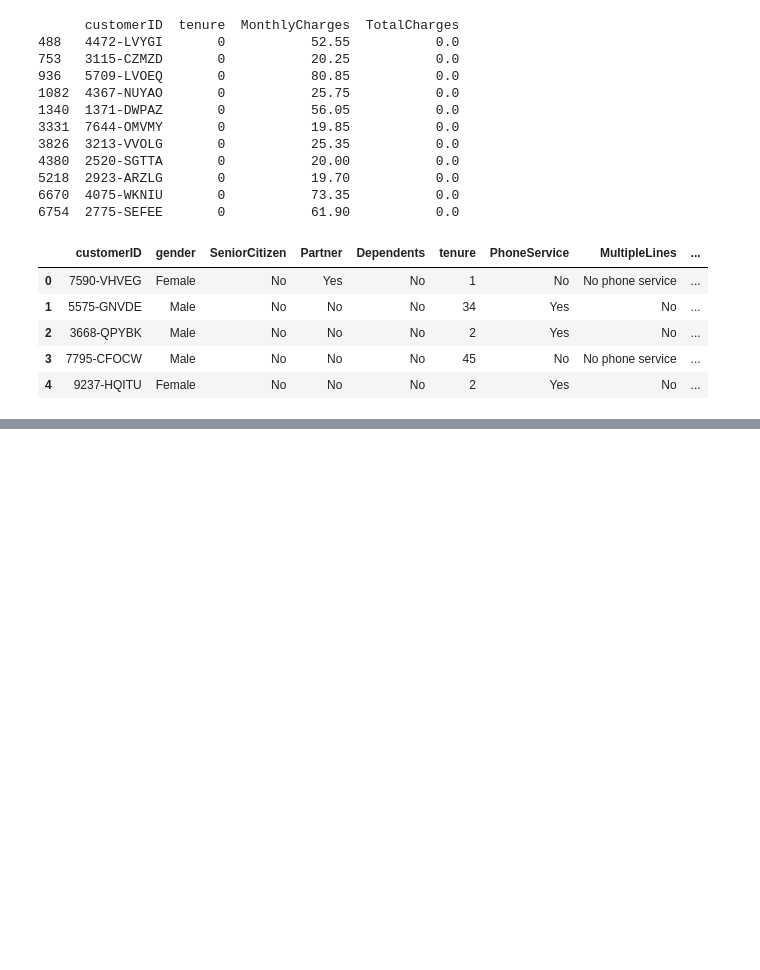
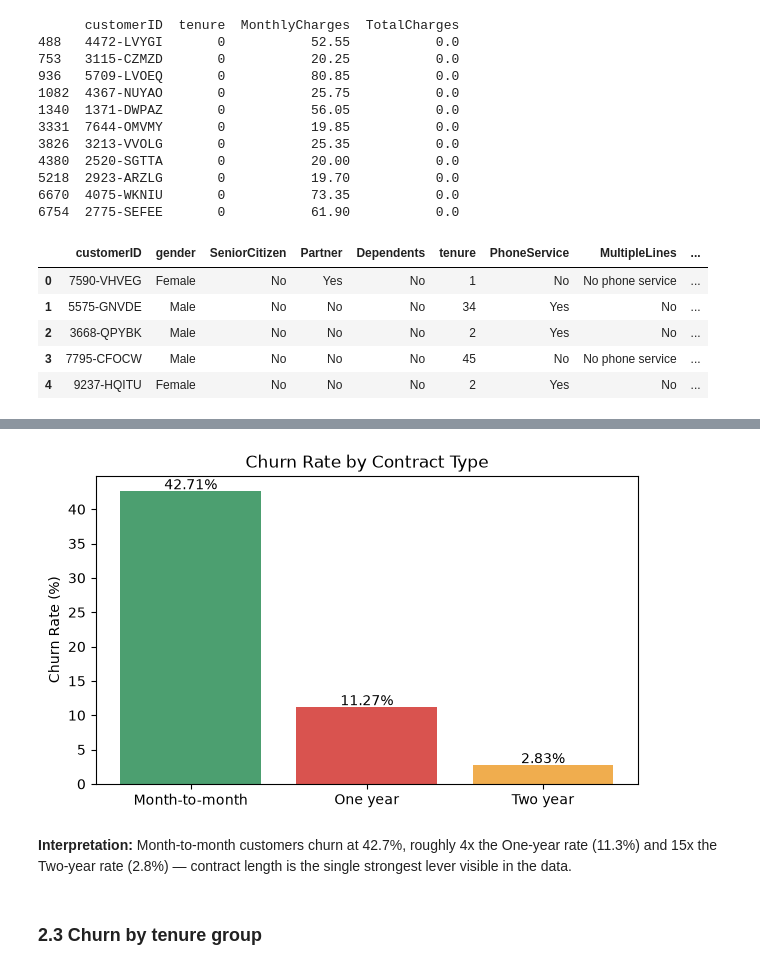
Before and after one commit to Aneesa254/Customer-Churn-Retention-Analysis-Project, a Jupyter notebook: Task4_Customer_Churn_Analysis.ipynb, the cells around one changed output, grey strips where cells are left out. Drawn from its saved outputs; the diff is of its cells as text; code cells hidden in the pictures; blank space fills up the shorter version.

```diff
--- a/Task4_Customer_Churn_Analysis.ipynb
+++ b/Task4_Customer_Churn_Analysis.ipynb
@@ -171,0 +210,7 @@ df.head()
+# %%
+#Check the distribution of customers across different contract types
+contract_counts = df['Contract'].value_counts()
+#Check the churn rate for each contract type
+contract_rate = (df.groupby('Contract')["Churn_flag"].mean()*100).round(2)
+#Print the counts and churn rates for each contract type in a DataFrame
+pd.DataFrame({'Contract Count': contract_counts, 'Churn Rate (%)': contract_rate})
@@ -171,0 +223,20 @@ df.head()
+# %%
+#Plot the distribution of customers across different contract types
+fig, ax = plt.subplots()
+ax.bar(contract_rate.index, contract_rate.values, color=['#4C9F70','#D9534F','#F0AD4E'])
+
+#Add the churn rate values on top of each bar in the bar chart
+for i, v in enumerate(contract_rate.values):
+    ax.text(i, v + 0.2, f'{v}%', ha='center')
+
+#Set the title and labels for the bar chart
+ax.set_title('Churn Rate by Contract Type')
+ax.set_ylabel('Churn Rate (%)')
+
+plt.show()
+# %% [output]
+[figure, added]
+# %% [markdown]
+**Interpretation:** Month-to-month customers churn at 42.7%, roughly 4x the One-year rate (11.3%) and 15x the Two-year rate (2.8%) — contract length is the single strongest lever visible in the data.
+# %% [markdown]
+### 2.3 Churn by tenure group
```
Also changed, not shown: parts of 27 cells of this notebook.
